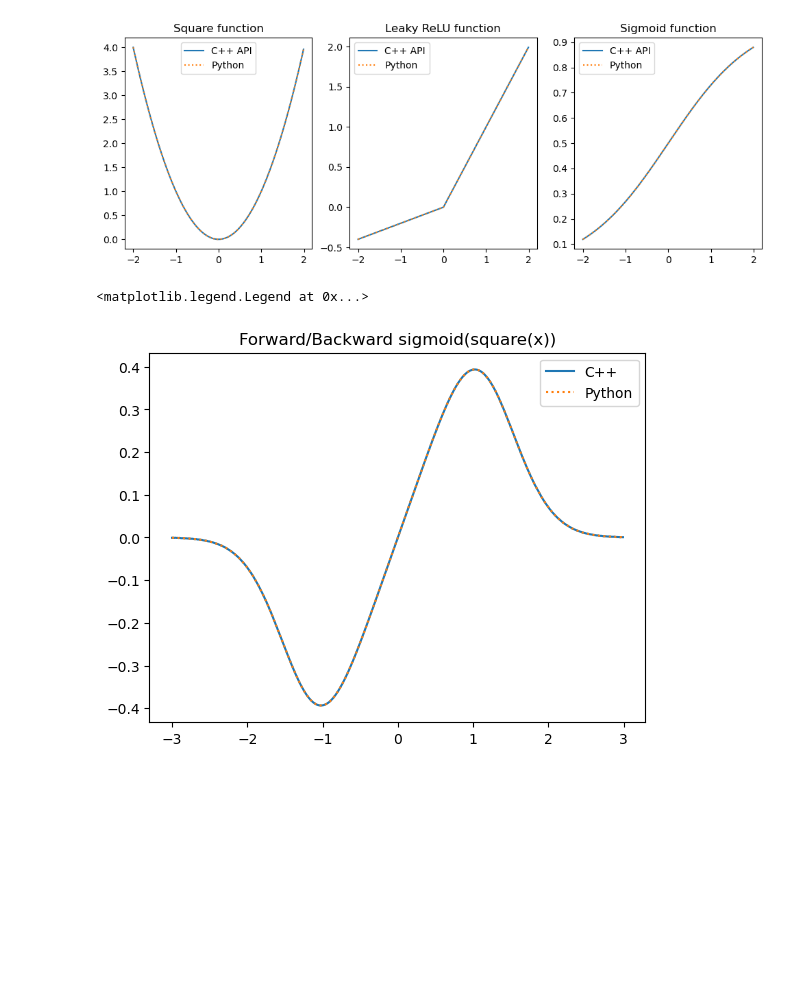
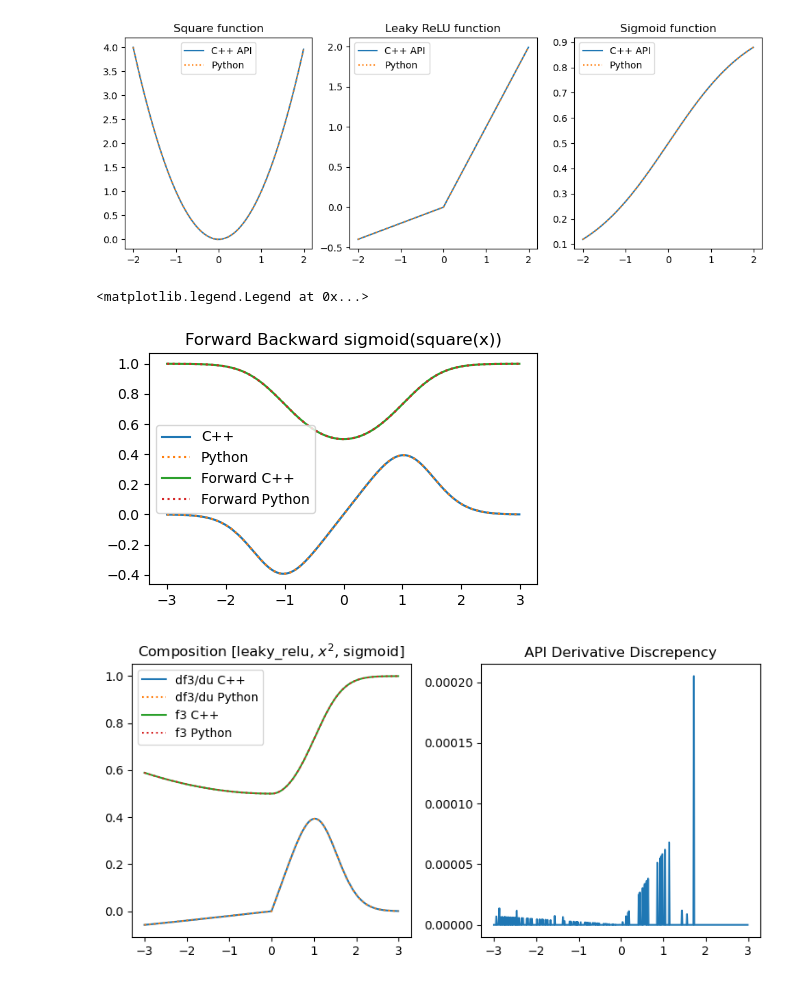
Before and after one commit to tmrob2/low-level-deep-learning, a Jupyter notebook: examples/api_basics.ipynb, the cells around one changed output. Saved outputs shown, nothing was run; the diff lists cells and outputs as text; code cells hidden in the pictures; blank space fills up the shorter version.

Commit message:
forward and backward pass for 2, 3 composite fns. added new examples and tests for composite derivative and forward pass.

```diff
--- a/examples/api_basics.ipynb
+++ b/examples/api_basics.ipynb
@@ -61,6 +61,11 @@ def deriv(func: Callable[[np.ndarray], np.ndarray],
 
 Array_Function = Callable[[np.ndarray], np.ndarray]
 Chain = List[Array_Function]
+
+def forward2(chain: Chain, input_range: np.ndarray) -> np.ndarray:
+    f1 = chain[0]
+    f2 = chain[1]
+    return f2(f1(input_range))
 
 def chain_derivative2(chain: Chain, input_range: np.ndarray) -> np.ndarray:
     f1 = chain[0]
@@ -78,11 +83,60 @@ chain1 = [square, sigmoid]
 
 py_output = chain_derivative2(chain1, input_range)
 cpp_output = cppapi.chain_derivative(cppapi.Activation.SQUARE, cppapi.Activation.SIGMOID, input_range)
+
+py_forward2 = forward2(chain1, input_range=input_range)
+cpp_forward2 = cppapi.chain(cppapi.Activation.SQUARE, cppapi.Activation.SIGMOID, input_range)
 # %%
+plt.figure(figsize=(5, 3))
 plt.plot(input_range, cpp_output, label='C++')
 plt.plot(input_range, py_output, ls=':', label='Python')
-plt.title('Forward/Backward sigmoid(square(x))')
+plt.plot(input_range, cpp_forward2, label='Forward C++')
+plt.plot(input_range, py_forward2, ls=':', label='Forward Python')
+plt.title('Forward Backward sigmoid(square(x))')
 plt.legend()
 # %% [output]
 <matplotlib.legend.Legend at 0x...>
-[figure, old version]
+[figure, new version]
+# %%
+chain2 = [leaky_relu, square, sigmoid]
+
+def chain_derivative3(chain: Chain, input_range: np.ndarray) -> np.ndarray:
+    f1 = chain[0]
+    f2 = chain[1]
+    f3 = chain[2]
+
+    f1_of_x = f1(input_range)
+    df1dx = deriv(f1, input_range)
+    df2du = deriv(f2, f1_of_x)
+    f2_of_x = f2(f1_of_x)
+    df3du = deriv(f3, f2_of_x)
+    return df1dx * df2du * df3du
+
+def chain3(chain: Chain, input_range: np.ndarray) -> np.ndarray:
+    f1 = chain[0]
+    f2 = chain[1]
+    f3 = chain[2]
+    return f3(f2(f1(input_range)))
+
+input_range = np.arange(-3, 3, 0.01).astype(np.float32)
+chain = [leaky_relu, square, sigmoid]
+pyforward = chain3(chain, input_range)
+cppforward = cppapi.chain3(cppapi.Activation.LEAKY_RELU, cppapi.Activation.SQUARE,
+                           cppapi.Activation.SIGMOID, input_range)
+pyoutput = chain_derivative3(chain, input_range=input_range)
+cpp_output = cppapi.chain_derivative3(cppapi.Activation.LEAKY_RELU, cppapi.Activation.SQUARE,
+                                        cppapi.Activation.SIGMOID, input_range)
+
+fig, ax = plt.subplots(1, 2, figsize=(8, 4))
+ax[0].plot(input_range, cpp_output, label='df3/du C++')
+ax[0].plot(input_range, pyoutput, label='df3/du Python', ls=':')
+ax[0].plot(input_range, pyforward, label='f3 C++')
+ax[0].plot(input_range, cppforward.squeeze(), label='f3 Python', ls=':')
+ax[0].set_title("Composition [leaky_relu, $x^2$, sigmoid]")
+ax[0].legend()
+ax[1].plot(input_range, np.abs(cpp_output.squeeze() - pyoutput))
+ax[1].set_title("API Derivative Discrepency")
+plt.tight_layout()
+plt.show()
+# %% [output]
+[figure, added]
```
Also changed, not shown: 5 other files.
